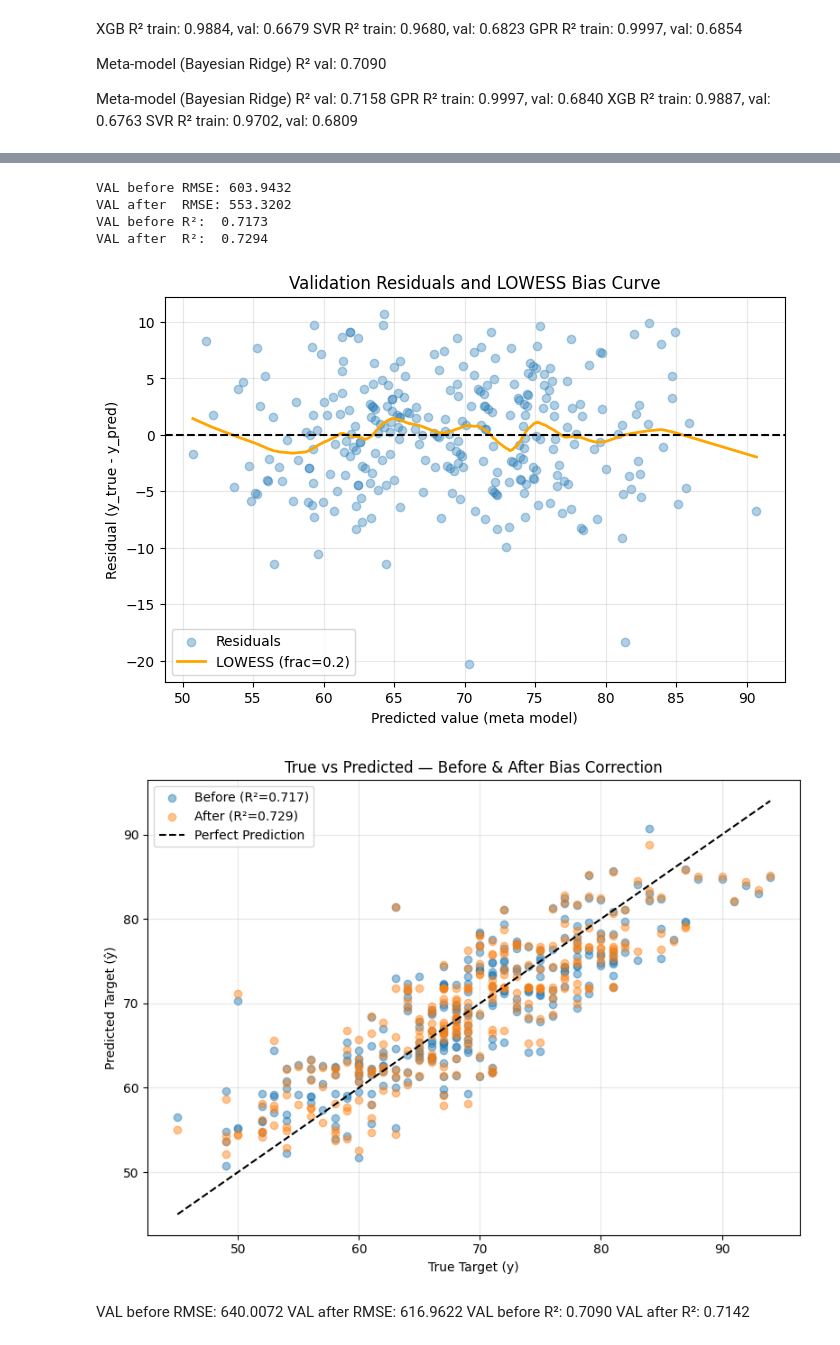
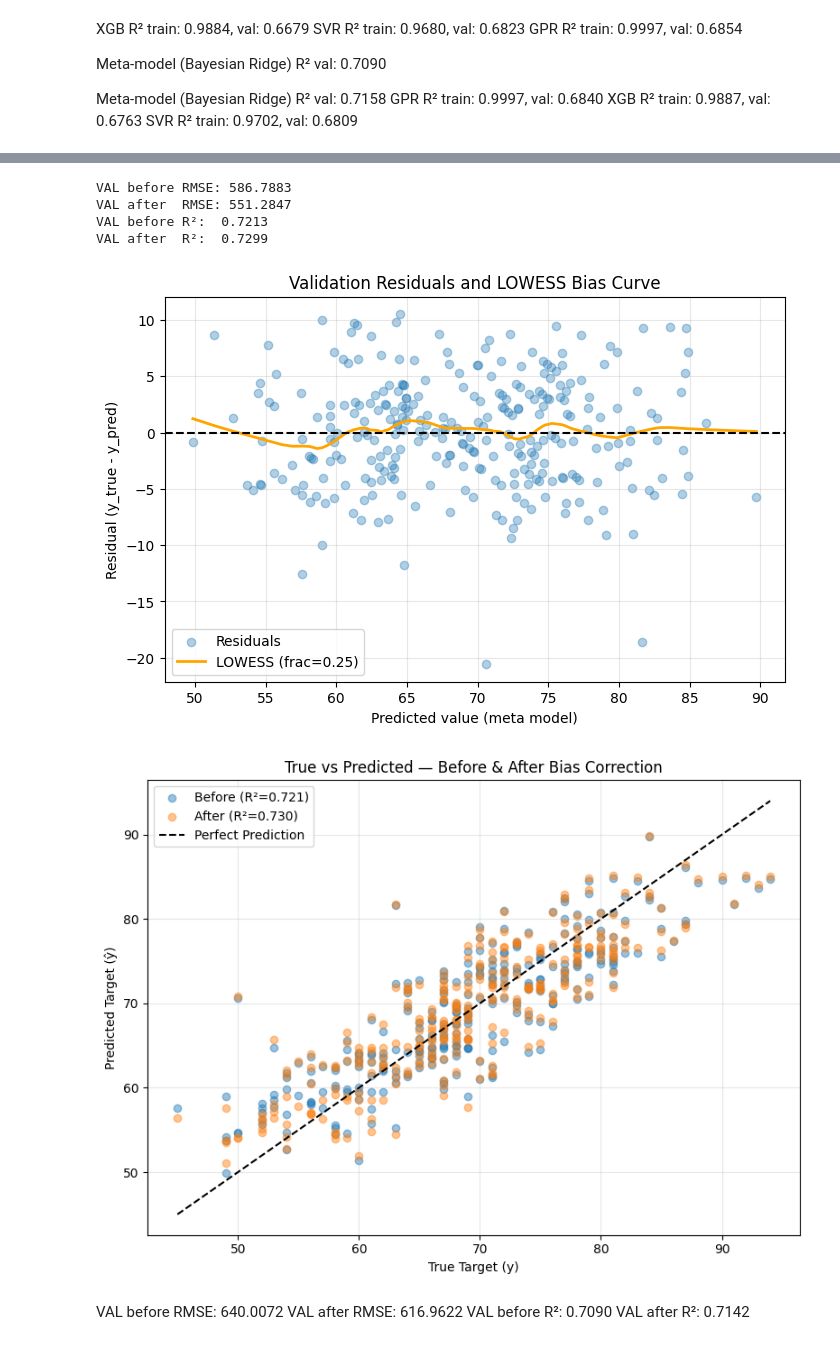
Before and after one commit to lambione/ETH-KAGGLE-COMPETITIONS-AML, a Jupyter notebook: PROJECT_1/mri_detection.ipynb, the cells around one changed output, grey strips where cells are left out. Drawn from its saved outputs; the diff is of its cells as text; code cells hidden in the pictures.

```diff
--- a/PROJECT_1/mri_detection.ipynb
+++ b/PROJECT_1/mri_detection.ipynb
@@ -473,7 +473,7 @@ f_sorted = f_scores_series.sort_values(ascending=False)
 
 top_features_linear = f_sorted.index[:70]
 top_features_mi = mi_sorted.index[:85]
-top_features_30 = mi_sorted.index[7:60]
+top_features_30 = mi_sorted.index[7:60].union(mi_sorted.index[120:150])
 top_features_30_30 = mi_sorted.index[:60]
 top_features_60 = mi_sorted.index[40:55]
 top_features_80 = mi_sorted.index[50:75]
@@ -877,7 +877,7 @@ y_pred_val = meta_pred_val
 residuals = y_val - y_pred_val
 
 lowess = sm.nonparametric.lowess
-frac = 0.2
+frac = 0.25
 lowess_fit = lowess(residuals, y_pred_val, frac=frac, return_sorted=True)
 
 xs = lowess_fit[:, 0]
@@ -893,39 +893,39 @@ r2_before   = r2_score(y_val, y_pred_val)
 r2_after    = r2_score(y_val, y_pred_val_corrected)
 
 print(f"VAL before RMSE: {rmse_before:.4f}")
 print(f"VAL after  RMSE: {rmse_after:.4f}")
 print(f"VAL before R²:  {r2_before:.4f}")
 print(f"VAL after  R²:  {r2_after:.4f}")
 
 plt.figure(figsize=(8,5))
 plt.scatter(y_pred_val, residuals, alpha=0.35, label='Residuals')
 plt.plot(xs, ys, linewidth=2, color='orange', label=f'LOWESS (frac={frac})')
 plt.axhline(0, linestyle='--', color='k')
 plt.xlabel('Predicted value (meta model)')
 plt.ylabel('Residual (y_true - y_pred)')
 plt.title('Validation Residuals and LOWESS Bias Curve')
 plt.legend()
 plt.grid(alpha=0.3)
 plt.show()
 
 plt.figure(figsize=(8,6))
 plt.scatter(y_val, y_pred_val, alpha=0.45, label=f'Before (R²={r2_before:.3f})')
 plt.scatter(y_val, y_pred_val_corrected, alpha=0.45, label=f'After (R²={r2_after:.3f})')
 plt.plot([y_val.min(), y_val.max()], [y_val.min(), y_val.max()], 'k--', label='Perfect Prediction')
 plt.xlabel('True Target (y)')
 plt.ylabel('Predicted Target (ŷ)')
 plt.title('True vs Predicted — Before & After Bias Correction')
 plt.legend()
 plt.grid(alpha=0.3)
 plt.tight_layout()
 plt.show()
 # %% [output]
-VAL before RMSE: 603.9432
-VAL after  RMSE: 553.3202
-VAL before R²:  0.7173
-VAL after  R²:  0.7294
+VAL before RMSE: 586.7883
+VAL after  RMSE: 551.2847
+VAL before R²:  0.7213
+VAL after  R²:  0.7299
-[figure, old version]
+[figure, new version]
-[figure, old version]
+[figure, new version]
 # %% [markdown]
 VAL before RMSE: 640.0072
 VAL after  RMSE: 616.9622
```
Also changed, not shown: parts of 7 cells of this notebook.
